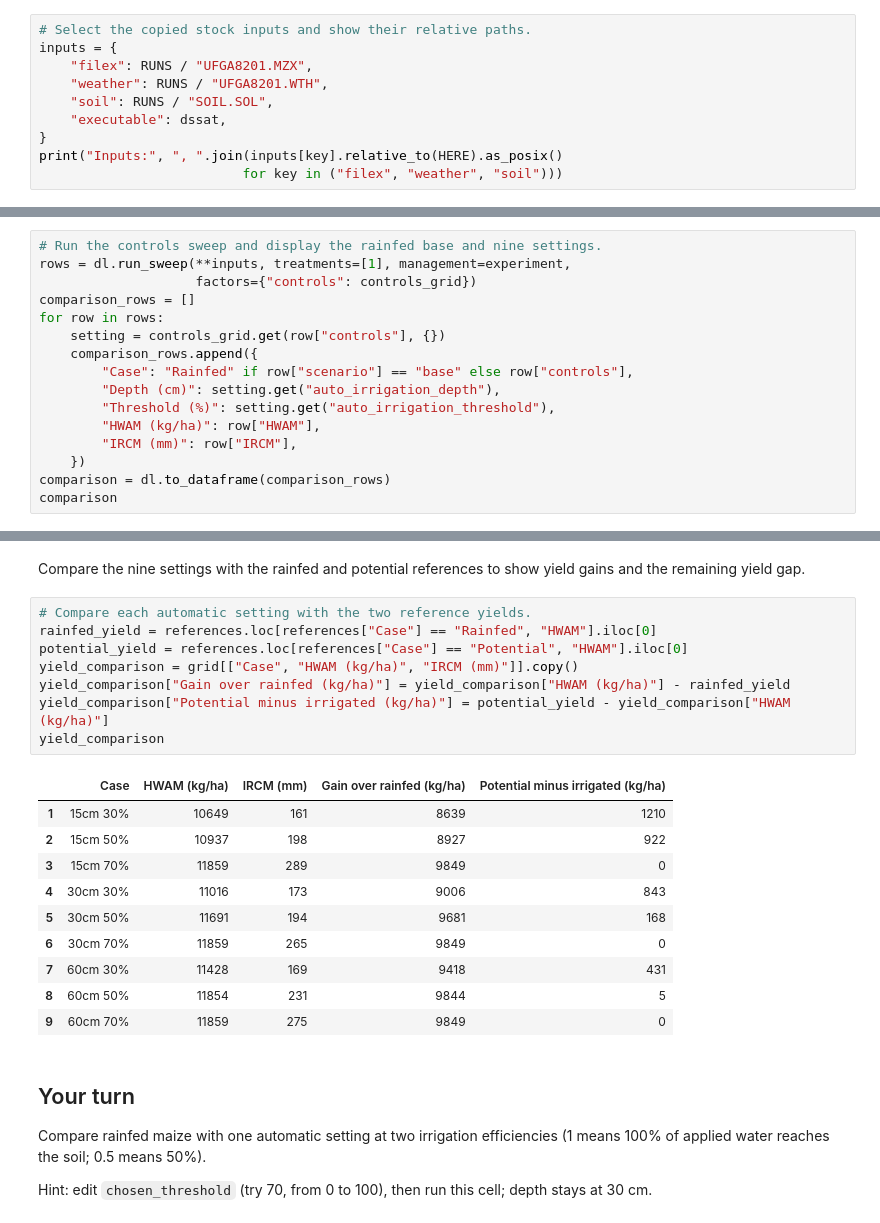
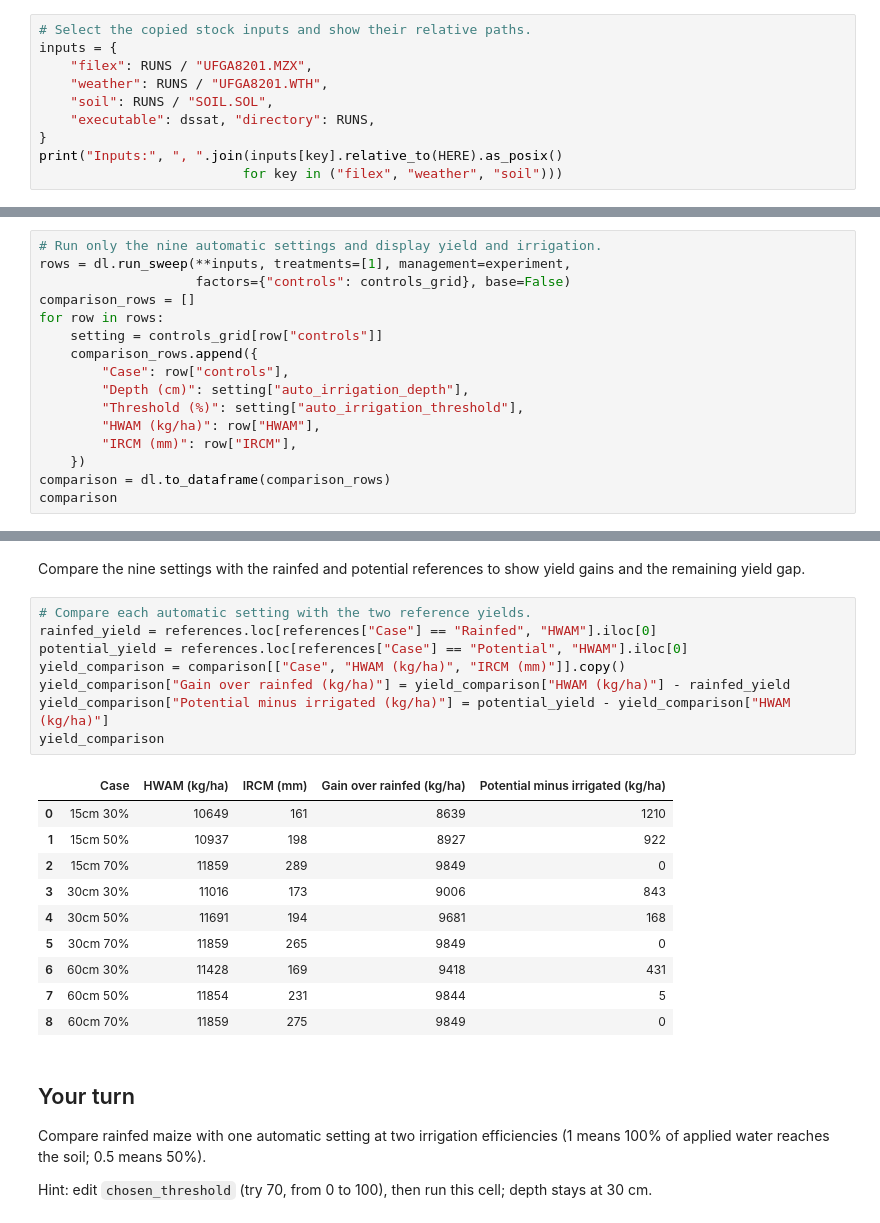
Before and after one commit to AbdelrahmanAmr3/dssatlab, a Jupyter notebook: course/09_irrigation/lesson.ipynb, the cells around one changed output, grey strips where cells are left out. Saved outputs shown, nothing was run; the diff lists cells and outputs as text.

```diff
--- a/course/09_irrigation/lesson.ipynb
+++ b/course/09_irrigation/lesson.ipynb
@@ -46,7 +46,7 @@ inputs = {
     "filex": RUNS / "UFGA8201.MZX",
     "weather": RUNS / "UFGA8201.WTH",
     "soil": RUNS / "SOIL.SOL",
-    "executable": dssat,
+    "executable": dssat, "directory": RUNS,
 }
 print("Inputs:", ", ".join(inputs[key].relative_to(HERE).as_posix()
                           for key in ("filex", "weather", "soil")))
@@ -143,14 +144,14 @@ Run the nine automatic settings plus the rainfed base and show the grain yield a
 # %%
-# Run the controls sweep and display the rainfed base and nine settings.
+# Run only the nine automatic settings and display yield and irrigation.
 rows = dl.run_sweep(**inputs, treatments=[1], management=experiment,
-                    factors={"controls": controls_grid})
+                    factors={"controls": controls_grid}, base=False)
 comparison_rows = []
 for row in rows:
-    setting = controls_grid.get(row["controls"], {})
+    setting = controls_grid[row["controls"]]
     comparison_rows.append({
-        "Case": "Rainfed" if row["scenario"] == "base" else row["controls"],
-        "Depth (cm)": setting.get("auto_irrigation_depth"),
-        "Threshold (%)": setting.get("auto_irrigation_threshold"),
+        "Case": row["controls"],
+        "Depth (cm)": setting["auto_irrigation_depth"],
+        "Threshold (%)": setting["auto_irrigation_threshold"],
         "HWAM (kg/ha)": row["HWAM"],
         "IRCM (mm)": row["IRCM"],
     })
@@ -207,22 +206,22 @@ Compare the nine settings with the rainfed and potential references to show yiel
 # %%
 # Compare each automatic setting with the two reference yields.
 rainfed_yield = references.loc[references["Case"] == "Rainfed", "HWAM"].iloc[0]
 potential_yield = references.loc[references["Case"] == "Potential", "HWAM"].iloc[0]
-yield_comparison = grid[["Case", "HWAM (kg/ha)", "IRCM (mm)"]].copy()
+yield_comparison = comparison[["Case", "HWAM (kg/ha)", "IRCM (mm)"]].copy()
 yield_comparison["Gain over rainfed (kg/ha)"] = yield_comparison["HWAM (kg/ha)"] - rainfed_yield
 yield_comparison["Potential minus irrigated (kg/ha)"] = potential_yield - yield_comparison["HWAM (kg/ha)"]
 yield_comparison
 # %% [output]
 |  | Case | HWAM (kg/ha) | IRCM (mm) | Gain over rainfed (kg/ha) | Potential minus irrigated (kg/ha) |
-| 1 | 15cm 30% | 10649 | 161 | 8639 | 1210 |
-| 2 | 15cm 50% | 10937 | 198 | 8927 | 922 |
-| 3 | 15cm 70% | 11859 | 289 | 9849 | 0 |
-| 4 | 30cm 30% | 11016 | 173 | 9006 | 843 |
-| 5 | 30cm 50% | 11691 | 194 | 9681 | 168 |
-| 6 | 30cm 70% | 11859 | 265 | 9849 | 0 |
-| 7 | 60cm 30% | 11428 | 169 | 9418 | 431 |
-| 8 | 60cm 50% | 11854 | 231 | 9844 | 5 |
-| 9 | 60cm 70% | 11859 | 275 | 9849 | 0 |
+| 0 | 15cm 30% | 10649 | 161 | 8639 | 1210 |
+| 1 | 15cm 50% | 10937 | 198 | 8927 | 922 |
+| 2 | 15cm 70% | 11859 | 289 | 9849 | 0 |
+| 3 | 30cm 30% | 11016 | 173 | 9006 | 843 |
+| 4 | 30cm 50% | 11691 | 194 | 9681 | 168 |
+| 5 | 30cm 70% | 11859 | 265 | 9849 | 0 |
+| 6 | 60cm 30% | 11428 | 169 | 9418 | 431 |
+| 7 | 60cm 50% | 11854 | 231 | 9844 | 5 |
+| 8 | 60cm 70% | 11859 | 275 | 9849 | 0 |
 # %% [markdown]
 ## Your turn
 
```
Also changed, not shown: parts of 7 cells of this notebook, 7 other files.
